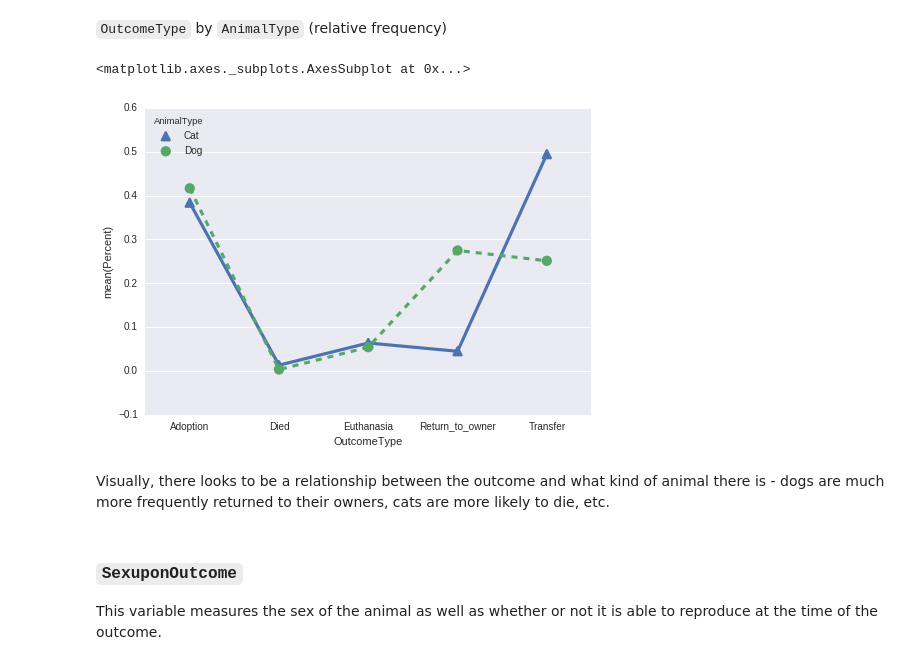
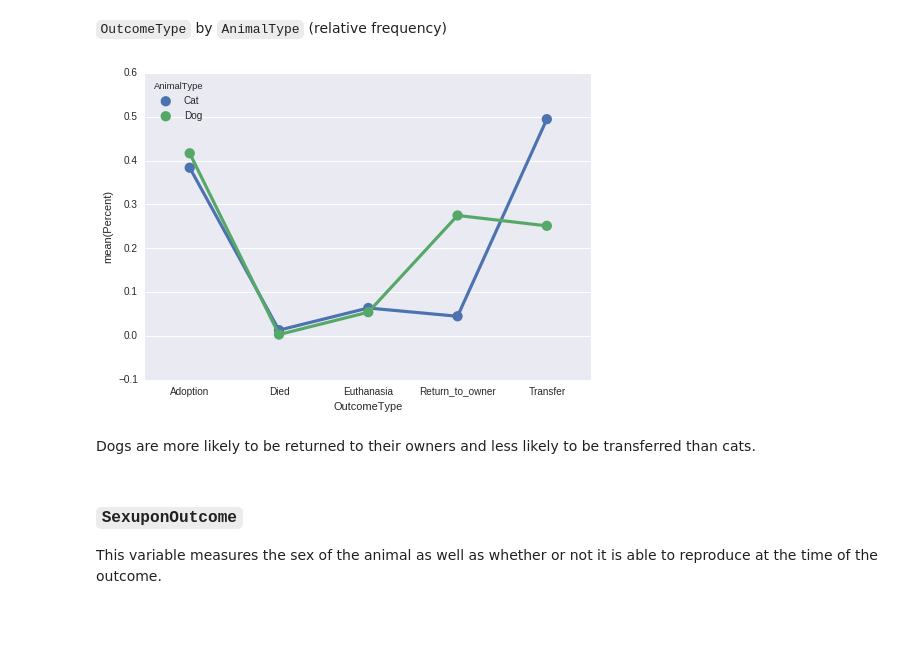
Before and after one commit to jakesherman/shelter-animals-kaggle, a Jupyter notebook: 1-exploring.ipynb, the cells around one changed output. Saved outputs shown, nothing was run; the diff lists cells and outputs as text; code cells hidden in the pictures; blank space fills up the shorter version.

```diff
--- a/1-exploring.ipynb
+++ b/1-exploring.ipynb
@@ -79,26 +79,27 @@ sns.countplot(x = "AnimalType", data = train)
 # %% [markdown]
 `OutcomeType` by `AnimalType` (relative frequency)
 # %%
-sns.pointplot(x = 'OutcomeType', y = 'Percent', hue = 'AnimalType', data = (train
-    .groupby(['OutcomeType', 'AnimalType'])
-    .size()
-    .reset_index()
-    .rename(columns = {0: 'Count'})
-    .merge(
-        (train
-         .groupby(['AnimalType'])
-         .size()
-         .reset_index()
-         .rename(columns = {0: 'Total'})
-        ),
-    how = 'inner', on = 'AnimalType')
-    .assign(Percent = lambda x: x.Count / x.Total)
-), markers=["^", "o"], linestyles=["-", "--"])
+def rel_freq_plot(train, column):
+    sns.pointplot(x = 'OutcomeType', y = 'Percent', hue = column, data = (train
+        .groupby(['OutcomeType', column])
+        .size()
+        .reset_index()
+        .rename(columns = {0: 'Count'})
+        .merge(
+            (train
+             .groupby([column])
+             .size()
+             .reset_index()
+             .rename(columns = {0: 'Total'})
+            ), how = 'inner', on = column)
+        .assign(Percent = lambda x: x.Count / x.Total)
+    ))
+
+rel_freq_plot(train, 'AnimalType')
 # %% [output]
-<matplotlib.axes._subplots.AxesSubplot at 0x...>
-[figure, old version]
+[figure, new version]
-# %% [markdown]
-Visually, there looks to be a relationship between the outcome and what kind of animal there is - dogs are much more frequently returned to their owners, cats are more likely to die, etc.
+# %% [markdown]
+Dogs are more likely to be returned to their owners and less likely to be transferred than cats.
 # %% [markdown]
 ### `SexuponOutcome`
 
```
Also changed, not shown: parts of 7 cells of this notebook, 1 other file.
